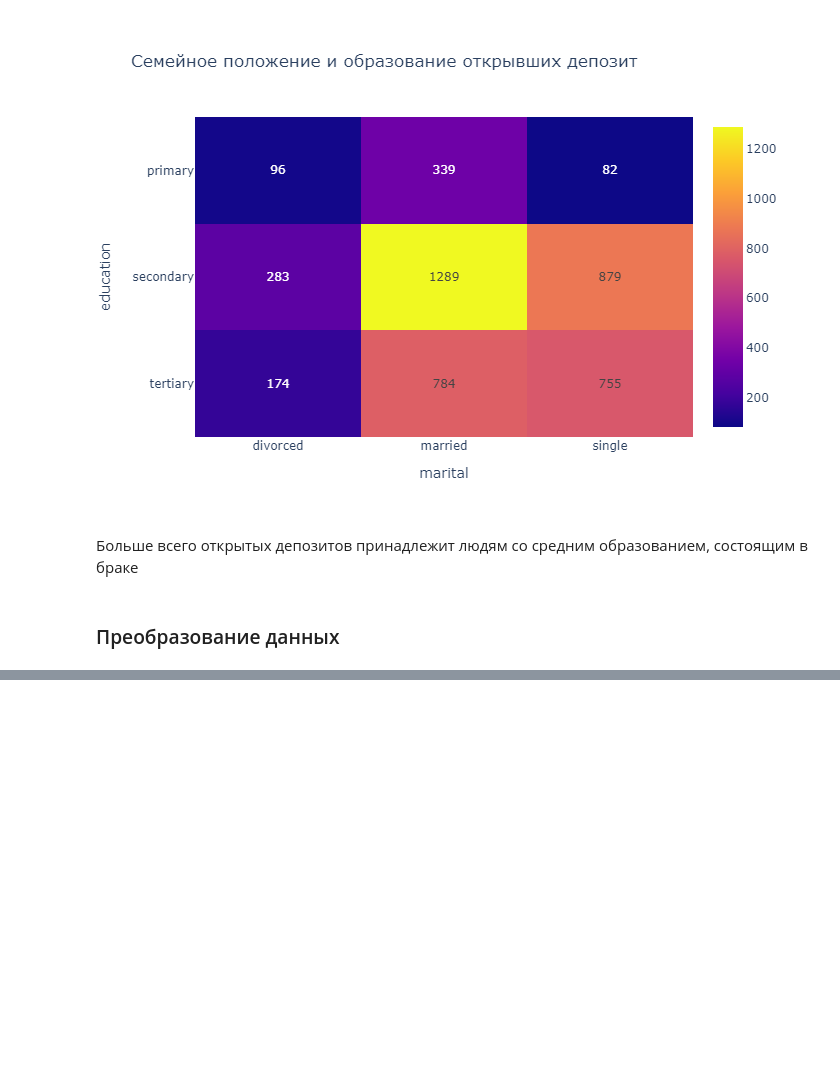
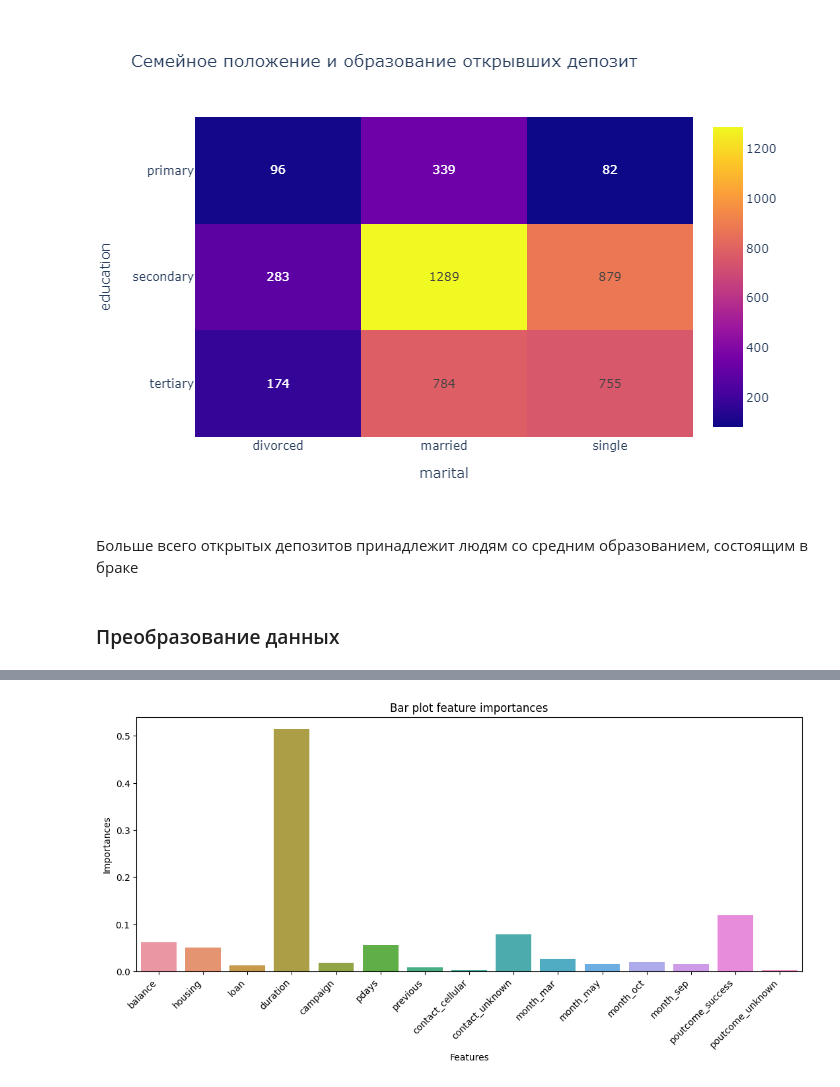
Before and after one commit to MazepaYuliya/SF_DS_3_0, a Jupyter notebook: project_4/deposit_prediction.ipynb, the cells around one changed output, grey strips where cells are left out. Cells and saved outputs as stored; diff of their text form; code cells hidden in the pictures; blank space fills up the shorter version.

```diff
--- a/project_4/deposit_prediction.ipynb
+++ b/project_4/deposit_prediction.ipynb
@@ -456,0 +639,33 @@ X_train, X_test, y_train, y_test = train_test_split(X, y, stratify=y, random_sta
+# %%
+estimators = [
+    ('dt', tree.DecisionTreeClassifier(
+        criterion='entropy',
+        min_samples_leaf=5,
+        max_depth=6,
+        random_state=42
+        )
+    ),
+    ('log_reg', linear_model.LogisticRegression(
+        solver='sag',
+        random_state=42
+        )
+    ),
+    ('gb', ensemble.GradientBoostingClassifier(
+        learning_rate=0.05,
+        n_estimators=300,
+        min_samples_leaf=5,
+        max_depth=5,
+        random_state=42
+        )
+    )
+]
+
+stack = ensemble.StackingClassifier(
+    estimators,
+    final_estimator=linear_model.LogisticRegression(random_state=42)
+)
+stack.fit(X_train, y_train)
+y_train_pred = stack.predict(X_train)
+y_test_pred = stack.predict(X_test)
+print(metrics.classification_report(y_train, y_train_pred))
+print(metrics.classification_report(y_test, y_test_pred))
@@ -456,0 +692,13 @@ X_train, X_test, y_train, y_test = train_test_split(X, y, stratify=y, random_sta
+# %%
+fig, ax = plt.subplots(figsize=(13, 5)) #фигура + координатная плоскость
+feature = X_train.columns #признаки
+feature_importances = gb.feature_importances_ #важность признаков
+#Строим столбчатую диаграмму
+sns.barplot(x=feature, y=feature_importances, ax=ax);
+#Добавляем подпись графику, осям абцисс и ординат
+ax.set_title('Bar plot feature importances')
+ax.set_xlabel('Features')
+ax.set_ylabel('Importances');
+ax.set_xticklabels(ax.get_xticklabels(), rotation=45, ha='right');
+# %% [output]
+[figure, added]
```
Also changed, not shown: parts of 47 cells of this notebook, 17 other files.
